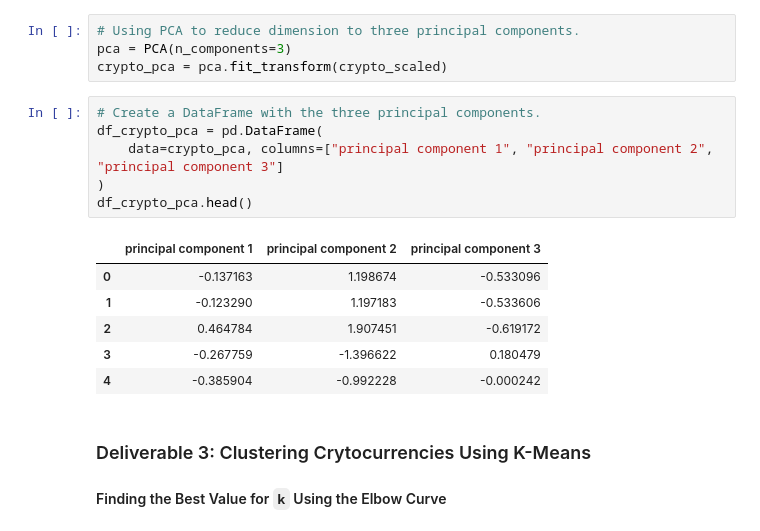
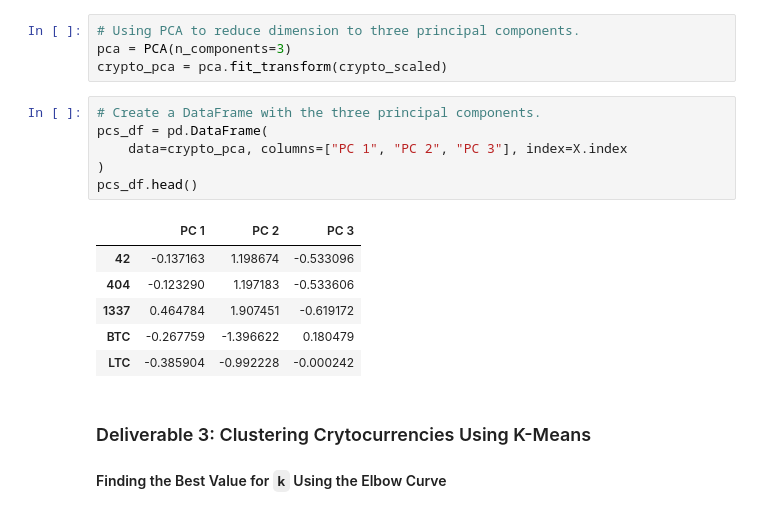
Before and after one commit to jcp650/Cryptocurrencies, a Jupyter notebook: crypto_clustering.ipynb, the cells around one changed output. Saved outputs shown, nothing was run; the diff lists cells and outputs as text.

```diff
--- a/crypto_clustering.ipynb
+++ b/crypto_clustering.ipynb
@@ -201,17 +201,17 @@ pca = PCA(n_components=3)
 crypto_pca = pca.fit_transform(crypto_scaled)
 # %%
 # Create a DataFrame with the three principal components.
-df_crypto_pca = pd.DataFrame(
-    data=crypto_pca, columns=["principal component 1", "principal component 2", "principal component 3"]
+pcs_df = pd.DataFrame(
+    data=crypto_pca, columns=["PC 1", "PC 2", "PC 3"], index=X.index
 )
-df_crypto_pca.head()
+pcs_df.head()
 # %% [output]
-|  | principal component 1 | principal component 2 | principal component 3 |
-| 0 | -0.137163 | 1.198674 | -0.533096 |
-| 1 | -0.123290 | 1.197183 | -0.533606 |
-| 2 | 0.464784 | 1.907451 | -0.619172 |
-| 3 | -0.267759 | -1.396622 | 0.180479 |
-| 4 | -0.385904 | -0.992228 | -0.000242 |
+|  | PC 1 | PC 2 | PC 3 |
+| 42 | -0.137163 | 1.198674 | -0.533096 |
+| 404 | -0.123290 | 1.197183 | -0.533606 |
+| 1337 | 0.464784 | 1.907451 | -0.619172 |
+| BTC | -0.267759 | -1.396622 | 0.180479 |
+| LTC | -0.385904 | -0.992228 | -0.000242 |
 # %% [markdown]
 ### Deliverable 3: Clustering Crytocurrencies Using K-Means
 
```
Also changed, not shown: parts of 4 cells of this notebook.
